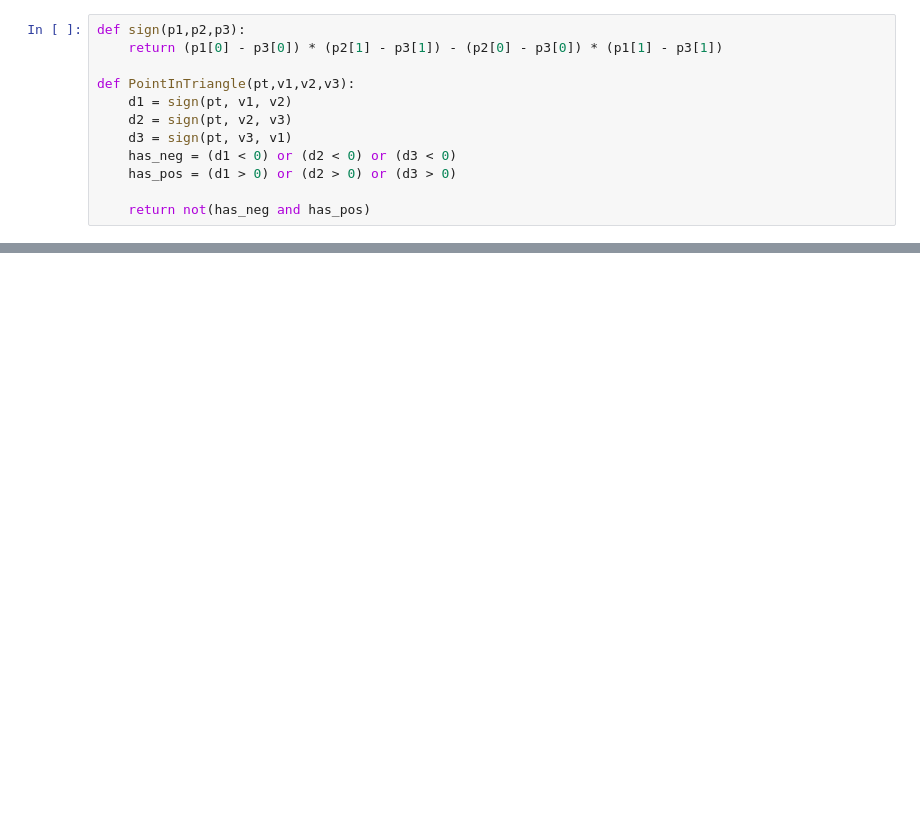
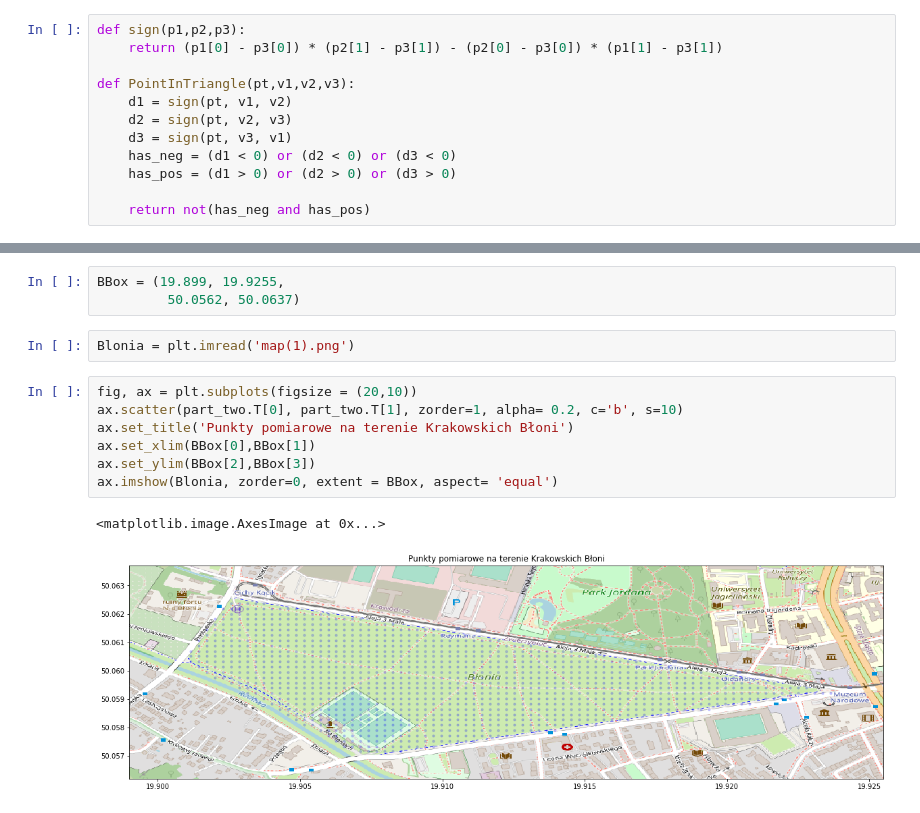
Before and after one commit to JTMalczewski/Magnetic_Data, a Jupyter notebook: ste_point_2.ipynb, the cells around one changed output, grey strips where cells are left out. Drawn from its saved outputs; the diff is of its cells as text; blank space fills up the shorter version.

```diff
--- a/ste_point_2.ipynb
+++ b/ste_point_2.ipynb
@@ -168,0 +133,15 @@ df.to_csv('PoinsBlona.csv')
+# %%
+BBox = (19.899, 19.9255,
+         50.0562, 50.0637)
+# %%
+Blonia = plt.imread('map(1).png')
+# %%
+fig, ax = plt.subplots(figsize = (20,10))
+ax.scatter(part_two.T[0], part_two.T[1], zorder=1, alpha= 0.2, c='b', s=10)
+ax.set_title('Punkty pomiarowe na terenie Krakowskich Błoni')
+ax.set_xlim(BBox[0],BBox[1])
+ax.set_ylim(BBox[2],BBox[3])
+ax.imshow(Blonia, zorder=0, extent = BBox, aspect= 'equal')
+# %% [output]
+<matplotlib.image.AxesImage at 0x...>
+[figure, added]
```
Also changed, not shown: parts of 14 cells of this notebook, 4 other files.
